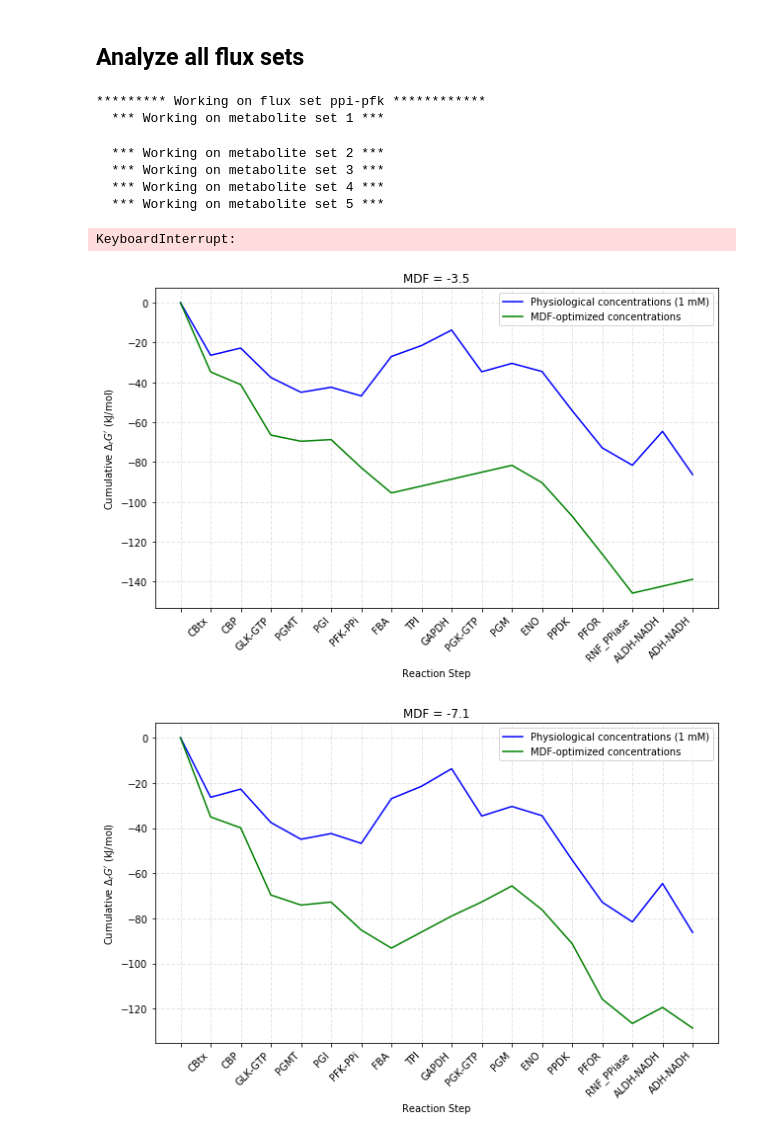
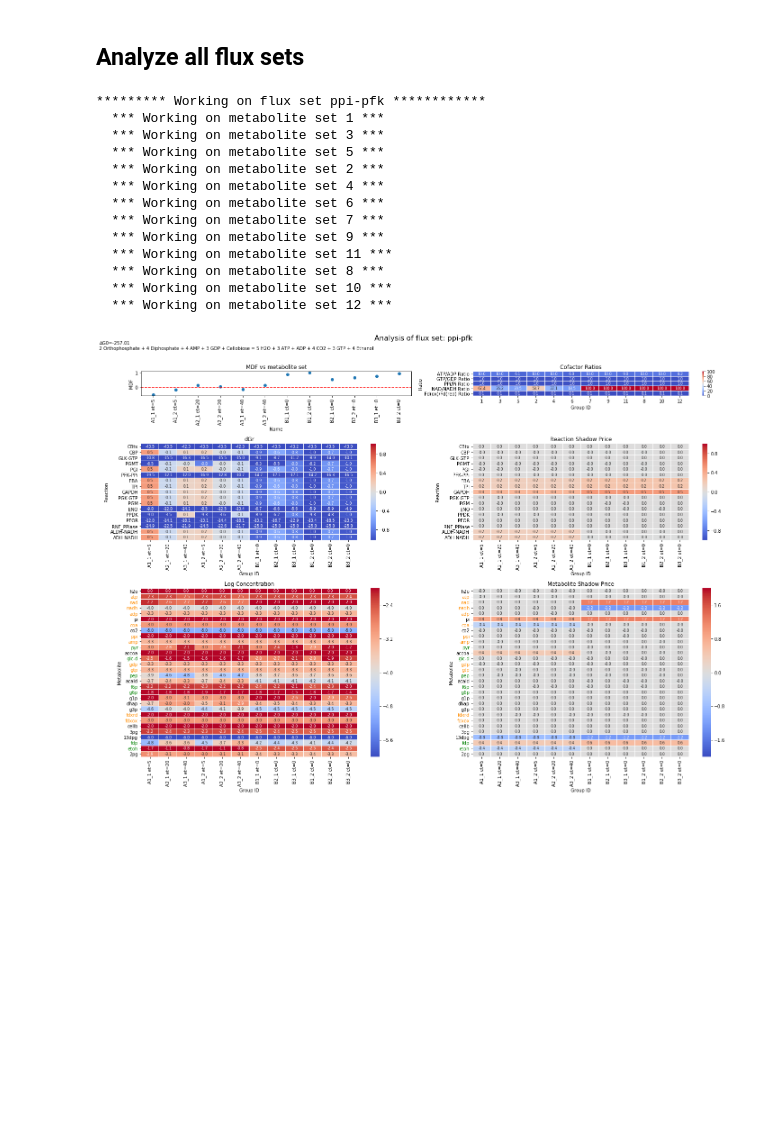
Before and after one commit to satyakamdash/Ctherm_thermo, a Jupyter notebook: Analyzing_metabolites_DO.ipynb, the cells around one changed output. Saved outputs shown, nothing was run; the diff lists cells and outputs as text; code cells hidden in the pictures; blank space fills up the shorter version.

Commit message:
Setting bounds from measured metabolite data is now working
See Analyzing_metabolites_DO.ipynb for an example

```diff
--- a/Analyzing_metabolites_DO.ipynb
+++ b/Analyzing_metabolites_DO.ipynb
@@ -46,10 +51,17 @@ kt = keggTranslatorDf #short name for easier typing
 # translate KEGG ID to abbreviation
 kta = kt.loc[:,['KEGG ID(S)', 'ABBREVIATION']]
 kta['KEGG ID(S)'] = kta['KEGG ID(S)'].str.lower() # set to lower case for better matching
+kta['ABBREVIATION'] = kta['ABBREVIATION'].str.lower() # set to lower case for better matching
 kta.set_index('KEGG ID(S)', inplace = True)
 
-atkDict = dict(zip(kt['ABBREVIATION'].values, kt['KEGG ID(S)'].values))
-ktaDict = dict(zip(kt['KEGG ID(S)'].values, kt['ABBREVIATION'].values))
+# translate abbreviation to KEGG ID
+atk = kt.loc[:,['ABBREVIATION', 'KEGG ID(S)']].sort_values(by = ['KEGG ID(S)'], ascending = True)
+atk['KEGG ID(S)'] = atk['KEGG ID(S)'].str.lower() # set to lower case for better matching
+atk['ABBREVIATION'] = atk['ABBREVIATION'].str.lower() # set to lower case for better matching
+atk = atk.groupby('ABBREVIATION').first() # take the first KEGG ID in each group
+
+atkDict = dict(zip(atk.index, atk['KEGG ID(S)'].str.upper()))
+ktaDict = dict(zip(kta.index.str.upper(), kta['ABBREVIATION'].values))
 # %% [markdown]
 ## Set up model
 * Choose reactions
@@ -58,18 +70,19 @@ ktaDict = dict(zip(kt['KEGG ID(S)'].values, kt['ABBREVIATION'].values))
 # %%
 # need to declare pH and ionic strength constants at the beginning
 # they are used in the make_pathway function
+modelFileName = 'cth_thermo_model_DO_SD2.xlsx'
 PH = 7.0
 IS = 0.1
 
 # load stoichiometric model from Excel file
-allRxnDf = pd.read_excel('cth_thermo_model_DO_SD2.xlsx', # using Satya's version
+allRxnDf = pd.read_excel(modelFileName, # using Satya's version
                          sheet_name = 'reactions')
 # make list of flux sets from excel file column names
 # all of the column names from 'ppi-pfk' to 'mal-gapn' inclusive
 fluxSets = allRxnDf.loc[:,'ppi-pfk':].columns.values
 
 # load bounds information from the model
-boundsDf = pd.read_excel('cth_thermo_model_DO_SD2.xlsx', # using Satya's version
+boundsDf = pd.read_excel(modelFileName, # using Satya's version
                          sheet_name = 'metabolite_bounds')
 allRxnDf[:5]
 # %% [output]
@@ -161,10 +172,13 @@ sampleDf.dropna(axis = 'rows', inplace = True) # drop NaN rows that were added d
 sampleDf.sort_values(['Sample', 'Replicate', 'Timepoint'], inplace = True)
 
 # make new colums
-sampleDf['graphName'] = ''
+newNames = []
 for idx, row in sampleDf.iterrows():
-    row['graphName'] = row['Maven filename'] + ' et=' + str(row[' EtOH concentraion (g/L)'])
+    s = row['Maven filename'] + ' et=' + str(row[' EtOH concentraion (g/L)'])
+    #print(s)
+    newNames.append(s)
 
+sampleDf['graphName'] = newNames
 sampleDf
 # %% [output]
 |  | ID | Sample | Ethanol | Timepoint | Time (h) | Replicate | Maven filename | EtOH concentraion (g/L) | ... |
@@ -340,7 +433,18 @@ fluxSets = ['ppi-pfk'] # for testing, when I don't want to run through all of th
 #fluxSets = allRxnDf.loc[:,'ppi-pfk':].columns.values
 netRxns = {} # dictionary to hold net reaction strings for each flux set
 
-allBoundsSets = set_model_bounds(metDf2, errorFactor = 2)
+# make list of bounds to get from metabolite data
+getBoundsFromMeasured = boundsDf.loc[boundsDf['GetFromMeasured'] == 'yes', 'KEGG_ID'].values
+# make list of bounds to get from model
+getBoundsFromModel = boundsDf.loc[boundsDf['Type'] == 'Cofactor', 'KEGG_ID'].values
+
+# set the bounds for each dataset
+allBoundsSets = generate_bounds(metDf2,
+                                 boundsFromMeasured = getBoundsFromMeasured,
+                                 boundsFromModel = getBoundsFromModel,
+                                 errorFactor = 5,)
+allBoundsSets = allBoundsSets.reindex(index = sampleDf.ID.values) # reorder the rows to group replicates together
+colNames = sampleDf.graphName.values # labels for x-axis
 
 for fluxSet in fluxSets:
     print('\n\n\n********* Working on flux set {} ************'.format(fluxSet))
@@ -357,41 +461,51 @@ for fluxSet in fluxSets:
         print('  *** Working on metabolite set {} ***'.format(idx))
         pp.bounds = row['Bounds']
         result = pp.calc_mdf()
-        result.mdf_plot.show() # show MDF vs. reaction plot
+        #result.mdf_plot.show() # show MDF vs. reaction plot
         mdf_result.append(result)
         mdf_values.append(result.mdf)
 
         # clean up dataframe for compounds
         df = pd.DataFrame(result.report_compounds)
         df['mets'] = df['compound'].map(ktaDict)
         df.set_index('mets', drop = True, inplace = True)
         mi = pd.MultiIndex.from_product([[idx], df.columns], names = ['ID', 'data'])
         df.columns = mi
         compoundDfList.append(df)
 
         # clean up dataframe for reactions
         df2 = pd.DataFrame(result.report_reactions)
         rxnIds = list(r.reaction_id for r in pp.reactions)
         df2['name'] = rxnIds
         df2.set_index('name', drop = True, inplace = True)
         mi2 = pd.MultiIndex.from_product([[idx], df2.columns], names = ['ID', 'data'])
         df2.columns = mi2
         rxnDfList.append(df2)
 
     # merge all of the report_compound dataframes into one big one
     # arrange the compound results in a dataframe to make plotting easy
     compDf = pd.concat(compoundDfList, axis=1)
     compDf = compDf.swaplevel(axis = 'columns')
 
     rxnDf = pd.concat(rxnDfList, axis=1)
     rxnDf = rxnDf.swaplevel(axis = 'columns')
+
+# plot the results
+myFig = make_plots('ppi-pfk', mdf_values, allBoundsSets.index,
+                   compDf, rxnDf, netRxns, savePdf = False, xlabels = colNames,
+                   modelBounds = getBoundsFromModel, measuredBounds = getBoundsFromMeasured)
 # %% [output]
 ********* Working on flux set ppi-pfk ************
   *** Working on metabolite set 1 ***
+  *** Working on metabolite set 3 ***
+  *** Working on metabolite set 5 ***
+  *** Working on metabolite set 2 ***
+  *** Working on metabolite set 4 ***
+  *** Working on metabolite set 6 ***
+  *** Working on metabolite set 7 ***
+  *** Working on metabolite set 9 ***
+  *** Working on metabolite set 11 ***
+  *** Working on metabolite set 8 ***
+  *** Working on metabolite set 10 ***
+  *** Working on metabolite set 12 ***
-  *** Working on metabolite set 2 ***
-  *** Working on metabolite set 3 ***
-  *** Working on metabolite set 4 ***
-  *** Working on metabolite set 5 ***
-KeyboardInterrupt:
-[figure, old version]
+[figure, new version]
-[figure, removed]
```
Also changed, not shown: parts of 15 cells of this notebook, 6 other files.
